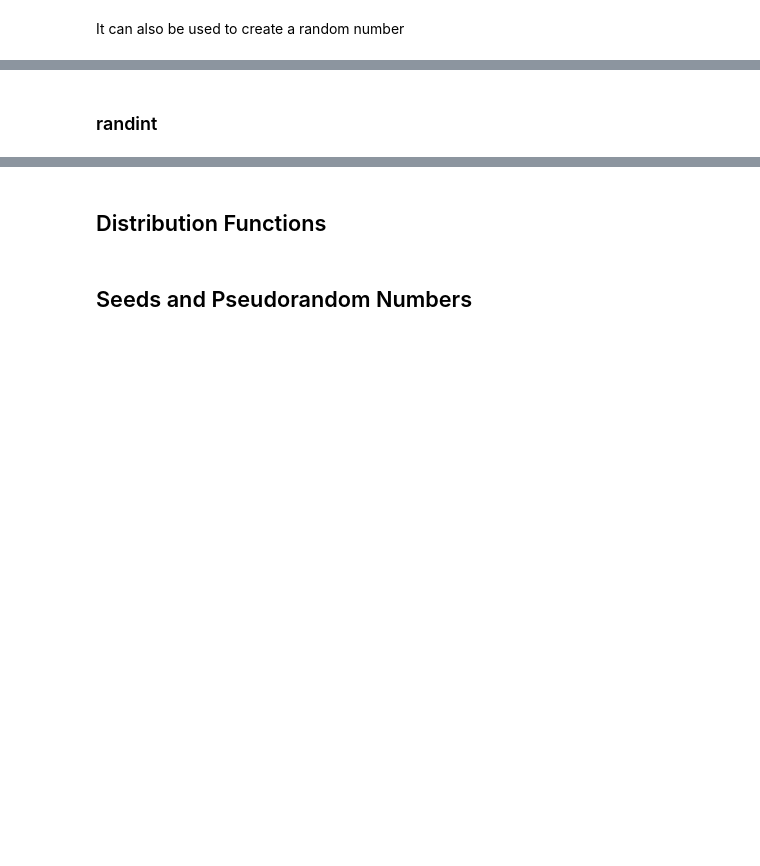
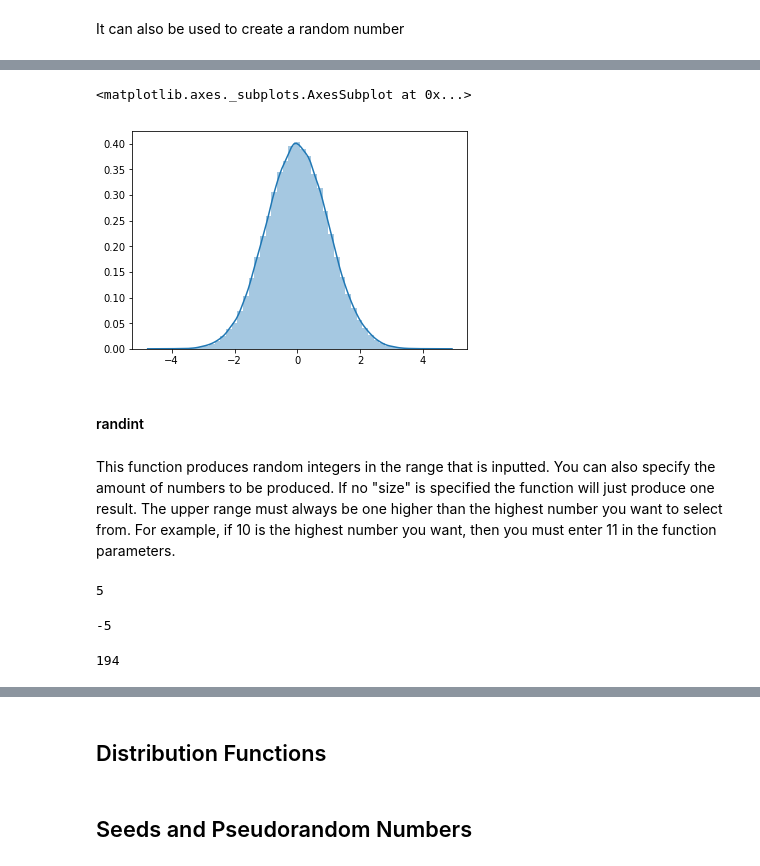
Before and after one commit to ConorHogan/PFDA-Practical-Assignment, a Jupyter notebook: PFDA-Practical-Assignment-Notebook.ipynb, the cells around one changed output, grey strips where cells are left out. Saved outputs shown, nothing was run; the diff lists cells and outputs as text; code cells hidden in the pictures; blank space fills up the shorter version.

Commit message:
Completed random sample & permutations

```diff
--- a/PFDA-Practical-Assignment-Notebook.ipynb
+++ b/PFDA-Practical-Assignment-Notebook.ipynb
@@ -41,2 +47,26 @@ np.random.rand()
+# %%
+randnarray = np.random.randn(100000,1)
+
+sns.distplot(randnarray)
+# %% [output]
+<matplotlib.axes._subplots.AxesSubplot at 0x...>
+[figure, added]
 # %% [markdown]
-### randint
+#### randint
+# %% [markdown]
+This function produces random integers in the range that is inputted. You can also specify the amount of numbers to be produced. If no "size" is specified the function will just produce one result. The upper range must always be one higher than the highest number you want to select from. For example, if 10 is the highest number you want, then you must enter 11 in the function parameters.
+# %%
+# Picking a number between 1 and 10
+np.random.randint(0, 11)
+# %% [output]
+5
+# %%
+# Pick a number between -1 and -10
+np.random.randint(-10, 0)
+# %% [output]
+-5
+# %%
+# 10 random numbers from between 100 and 200.
+np.random.randint(100, 201)
+# %% [output]
+194
```
Also changed, not shown: parts of 52 cells of this notebook.
